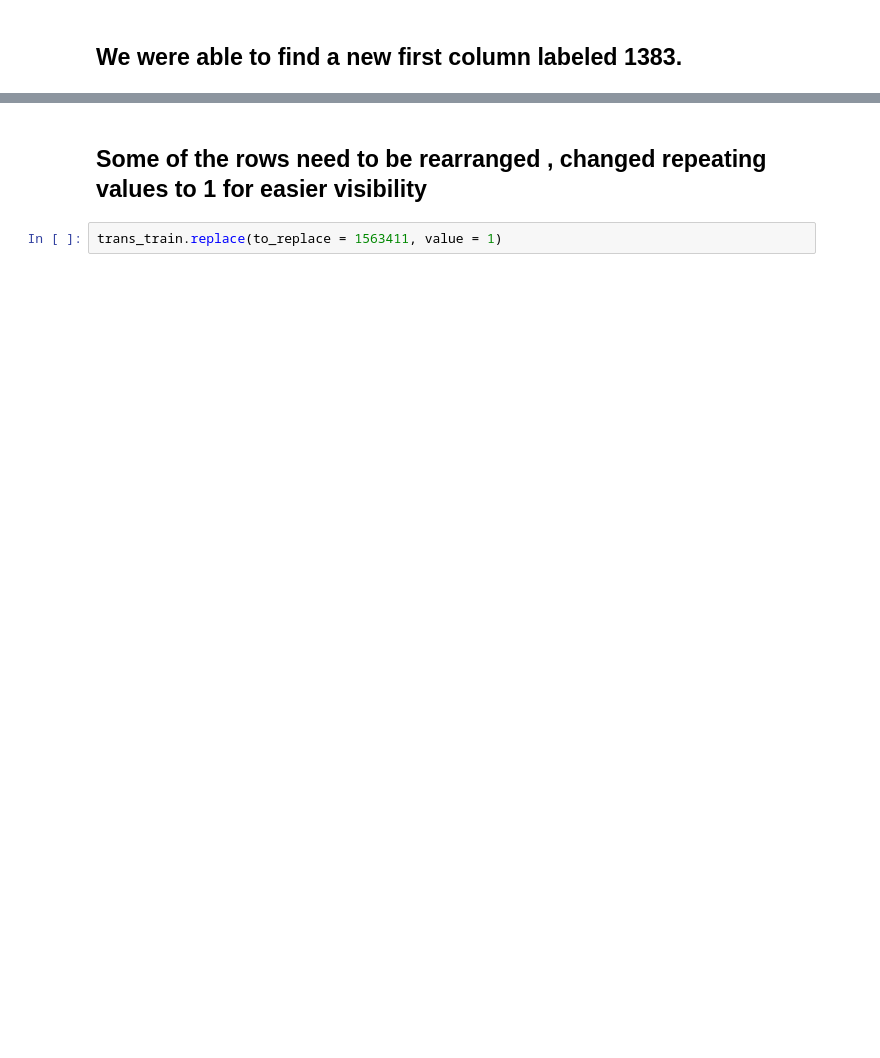
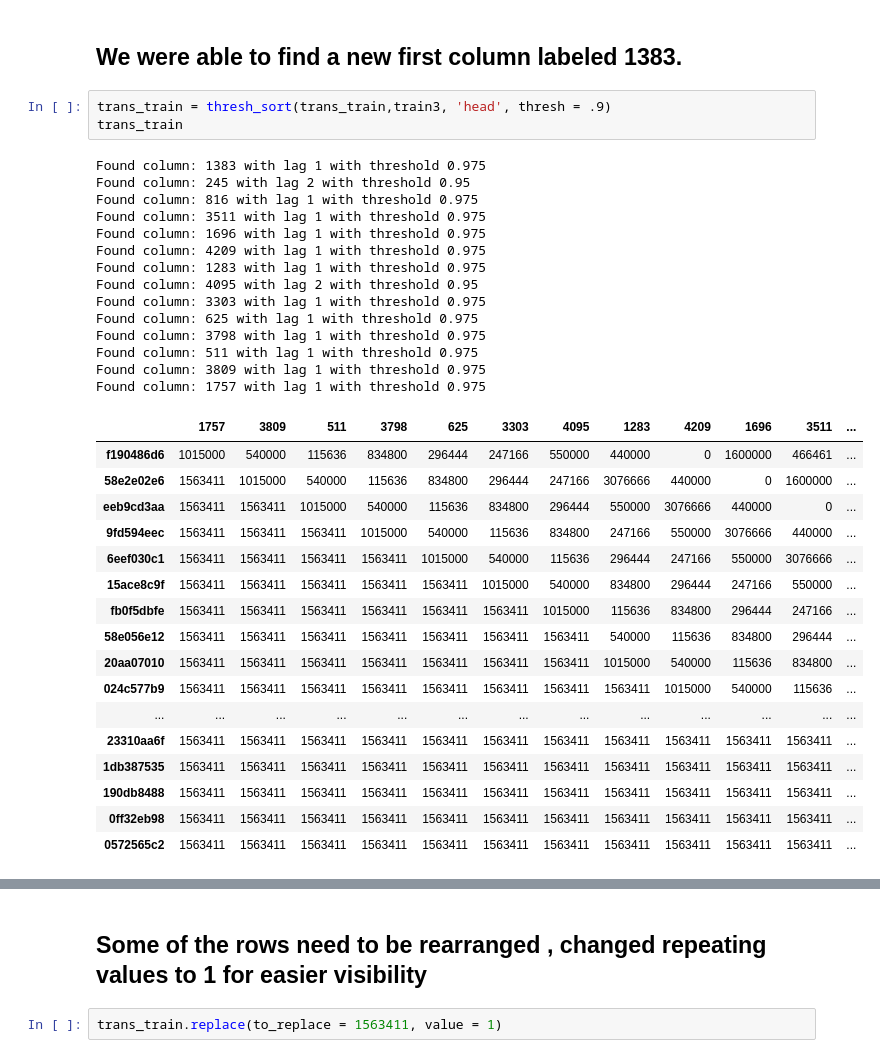
Before and after one commit to chur96/Santander, a Jupyter notebook: Santander.ipynb, the cells around one changed output, grey strips where cells are left out. Drawn from its saved outputs; the diff is of its cells as text; blank space fills up the shorter version.

Commit message:
Updated sort algo

```diff
--- a/Santander.ipynb
+++ b/Santander.ipynb
@@ -269,3 +370,38 @@ trans_train
 # %% [markdown]
 ## We were able to find a new first column labeled 1383.
+# %%
+trans_train = thresh_sort(trans_train,train3, 'head', thresh = .9)
+trans_train
+# %% [output]
+Found column: 1383 with lag 1 with threshold 0.975
+Found column: 245 with lag 2 with threshold 0.95
+Found column: 816 with lag 1 with threshold 0.975
+Found column: 3511 with lag 1 with threshold 0.975
+Found column: 1696 with lag 1 with threshold 0.975
+Found column: 4209 with lag 1 with threshold 0.975
+Found column: 1283 with lag 1 with threshold 0.975
+Found column: 4095 with lag 2 with threshold 0.95
+Found column: 3303 with lag 1 with threshold 0.975
+Found column: 625 with lag 1 with threshold 0.975
+Found column: 3798 with lag 1 with threshold 0.975
+Found column: 511 with lag 1 with threshold 0.975
+Found column: 3809 with lag 1 with threshold 0.975
+Found column: 1757 with lag 1 with threshold 0.975
+|  | 1757 | 3809 | 511 | 3798 | 625 | 3303 | 4095 | 1283 | 4209 | 1696 | 3511 | ... |
+| f190486d6 | 1015000 | 540000 | 115636 | 834800 | 296444 | 247166 | 550000 | 440000 | 0 | 1600000 | 466461 | ... |
+| 58e2e02e6 | 1563411 | 1015000 | 540000 | 115636 | 834800 | 296444 | 247166 | 3076666 | 440000 | 0 | 1600000 | ... |
+| eeb9cd3aa | 1563411 | 1563411 | 1015000 | 540000 | 115636 | 834800 | 296444 | 550000 | 3076666 | 440000 | 0 | ... |
+| 9fd594eec | 1563411 | 1563411 | 1563411 | 1015000 | 540000 | 115636 | 834800 | 247166 | 550000 | 3076666 | 440000 | ... |
+| 6eef030c1 | 1563411 | 1563411 | 1563411 | 1563411 | 1015000 | 540000 | 115636 | 296444 | 247166 | 550000 | 3076666 | ... |
+| 15ace8c9f | 1563411 | 1563411 | 1563411 | 1563411 | 1563411 | 1015000 | 540000 | 834800 | 296444 | 247166 | 550000 | ... |
+| fb0f5dbfe | 1563411 | 1563411 | 1563411 | 1563411 | 1563411 | 1563411 | 1015000 | 115636 | 834800 | 296444 | 247166 | ... |
+| 58e056e12 | 1563411 | 1563411 | 1563411 | 1563411 | 1563411 | 1563411 | 1563411 | 540000 | 115636 | 834800 | 296444 | ... |
+| 20aa07010 | 1563411 | 1563411 | 1563411 | 1563411 | 1563411 | 1563411 | 1563411 | 1015000 | 540000 | 115636 | 834800 | ... |
+| 024c577b9 | 1563411 | 1563411 | 1563411 | 1563411 | 1563411 | 1563411 | 1563411 | 1563411 | 1015000 | 540000 | 115636 | ... |
+| ... | ... | ... | ... | ... | ... | ... | ... | ... | ... | ... | ... | ... |
+| 23310aa6f | 1563411 | 1563411 | 1563411 | 1563411 | 1563411 | 1563411 | 1563411 | 1563411 | 1563411 | 1563411 | 1563411 | ... |
+| 1db387535 | 1563411 | 1563411 | 1563411 | 1563411 | 1563411 | 1563411 | 1563411 | 1563411 | 1563411 | 1563411 | 1563411 | ... |
+| 190db8488 | 1563411 | 1563411 | 1563411 | 1563411 | 1563411 | 1563411 | 1563411 | 1563411 | 1563411 | 1563411 | 1563411 | ... |
+| 0ff32eb98 | 1563411 | 1563411 | 1563411 | 1563411 | 1563411 | 1563411 | 1563411 | 1563411 | 1563411 | 1563411 | 1563411 | ... |
+| 0572565c2 | 1563411 | 1563411 | 1563411 | 1563411 | 1563411 | 1563411 | 1563411 | 1563411 | 1563411 | 1563411 | 1563411 | ... |
 # %%
```
Also changed, not shown: parts of 37 cells of this notebook.
